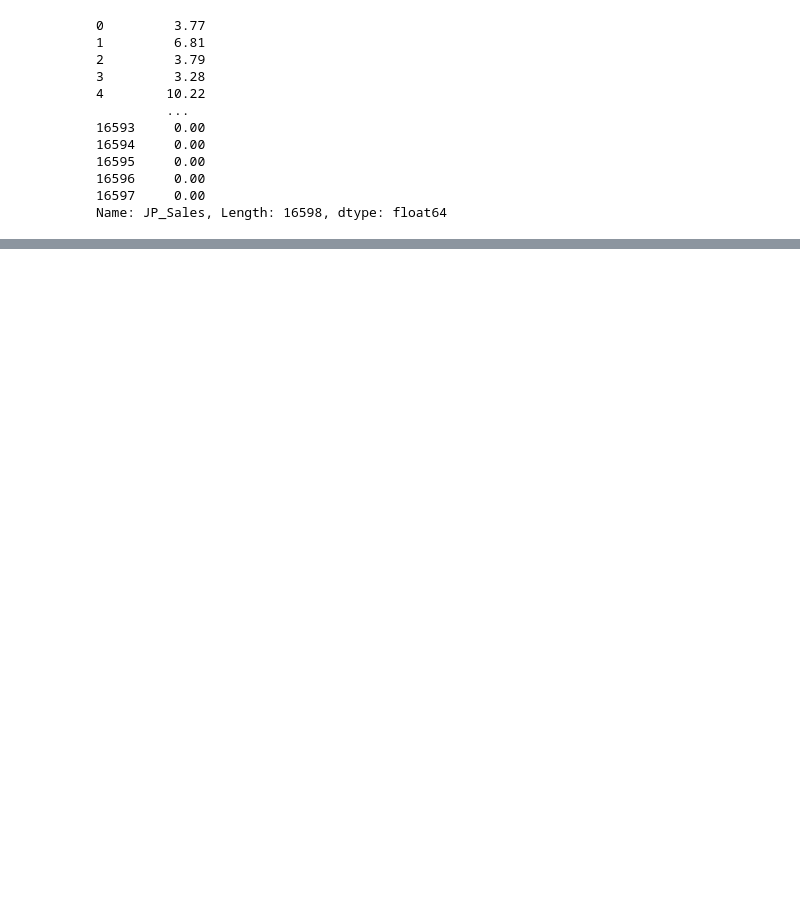
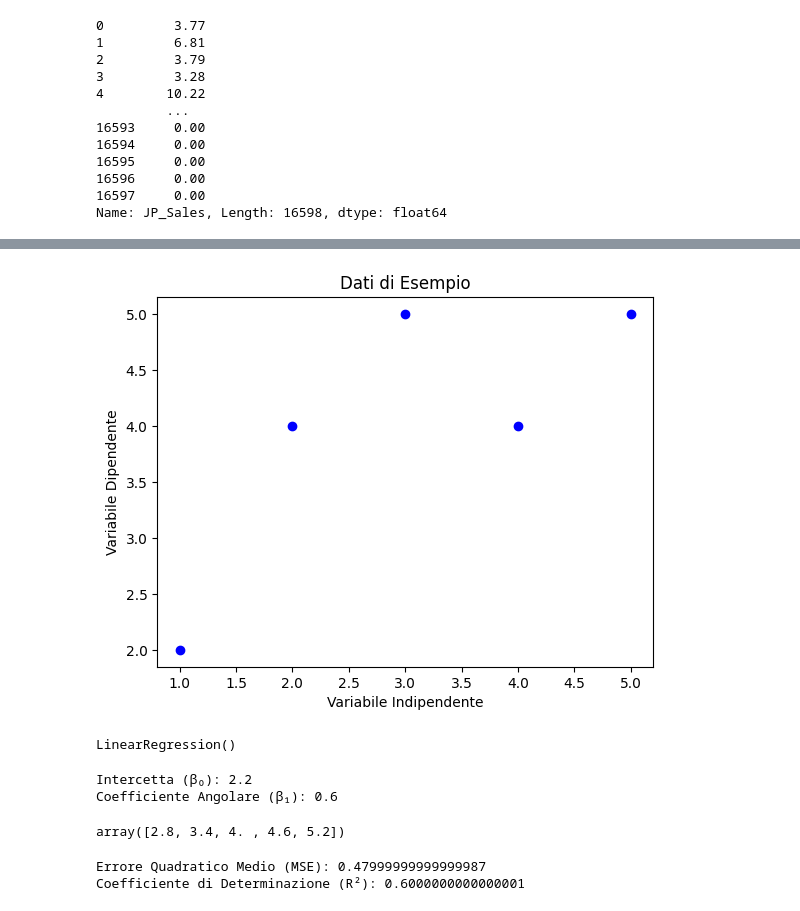
Before and after one commit to francescobifulco/python_corso, a Jupyter notebook: tutorial su machine leaning/main.ipynb, the cells around one changed output, grey strips where cells are left out. Saved outputs shown, nothing was run; the diff lists cells and outputs as text; code cells hidden in the pictures; blank space fills up the shorter version.

```diff
--- a/tutorial su machine leaning/main.ipynb
+++ b/tutorial su machine leaning/main.ipynb
@@ -120,0 +137,50 @@ NameError: name 'accuracy_score' is not defined
+# %%
+# Creiamo un semplice dataset di esempio
+X = np.array([[1], [2], [3], [4], [5]])
+y = np.array([2, 4, 5, 4, 5])
+# %%
+# Visualizziamo i dati
+plt.scatter(X, y, color='blue')
+plt.xlabel('Variabile Indipendente')
+plt.ylabel('Variabile Dipendente')
+plt.title('Dati di Esempio')
+plt.show()
+# %% [output]
+[figure, added]
+# %%
+# Inizializziamo il modello di regressione lineare
+model = LinearRegression()
+
+# Addestriamo il modello sui dati
+model.fit(X, y)
+# %% [output]
+LinearRegression()
+# %%
+# Otteniamo l'intercetta e il coefficiente angolare
+intercept = model.intercept_
+coefficient = model.coef_[0]
+
+print(f'Intercetta (β₀): {intercept}')
+print(f'Coefficiente Angolare (β₁): {coefficient}')
+# %% [output]
+Intercetta (β₀): 2.2
+Coefficiente Angolare (β₁): 0.6
+# %%
+# Facciamo previsioni sui dati di input
+y_pred = model.predict(X)
+y_pred
+# %% [output]
+array([2.8, 3.4, 4. , 4.6, 5.2])
+# %%
+from sklearn.metrics import mean_squared_error, r2_score
+
+# Calcoliamo l'errore quadratico medio e
+# il coefficiente di determinazione
+mse = mean_squared_error(y, y_pred)
+r2 = r2_score(y, y_pred)
+
+print(f'Errore Quadratico Medio (MSE): {mse}')
+print(f'Coefficiente di Determinazione (R²): {r2}')
+# %% [output]
+Errore Quadratico Medio (MSE): 0.47999999999999987
+Coefficiente di Determinazione (R²): 0.6000000000000001
```
Also changed, not shown: parts of 30 cells of this notebook, 5 other files.
